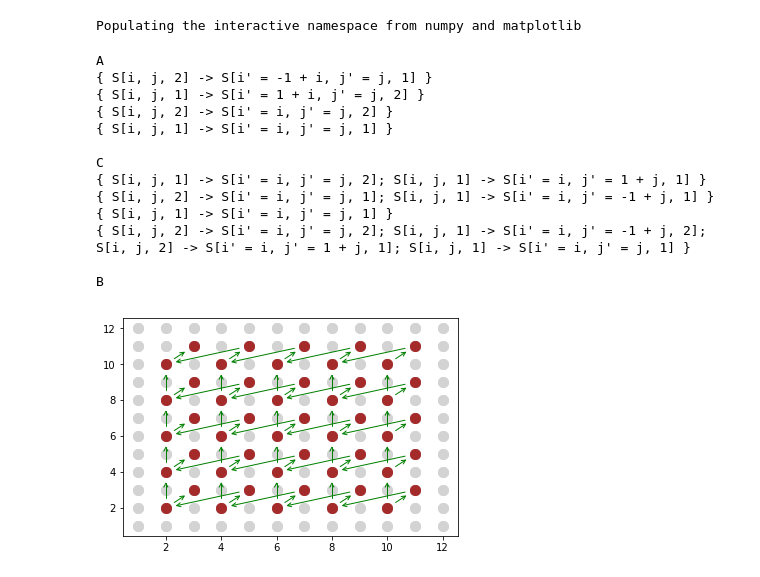
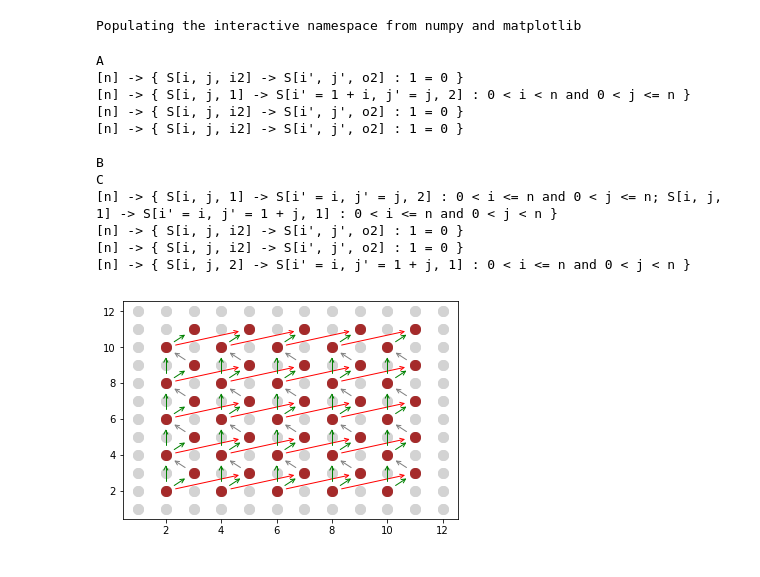
Before and after one commit to N-Coder/AbhAna, a Jupyter notebook: Übung 5/Aufgabe10.ipynb, the cells around one changed output. Drawn from its saved outputs; the diff is of its cells as text; code cells hidden in the pictures.

Commit message:
Blatt 5 isl intersections

```diff
--- a/Übung 5/Aufgabe10.ipynb
+++ b/Übung 5/Aufgabe10.ipynb
@@ -72,35 +72,33 @@ reads = {
 # %%
 # compute dependences
 o_sched = domain.identity()
 for k in writes:
     print(k)
     if k =="B": continue # FIXME doesn't work with empty set
 
-    #FIXME intersect doesn't work
-    flow = writes[k].apply_range(reads[k].reverse())#.intersect(o_sched.lex_lt_map(o_sched))
-    anti = reads[k].apply_range(writes[k].reverse())#.intersect(o_sched.lex_lt_map(o_sched))
-    out = writes[k].apply_range(writes[k].reverse())#.intersect(o_sched.lex_lt_map(o_sched))
-    inp = reads[k].apply_range(reads[k].reverse())#.intersect(o_sched.lex_lt_map(o_sched))
+    flow = writes[k].apply_range(reads[k].reverse()).intersect(o_sched.lex_lt_map(o_sched))
+    anti = reads[k].apply_range(writes[k].reverse()).intersect(o_sched.lex_lt_map(o_sched))
+    out = writes[k].apply_range(writes[k].reverse()).intersect(o_sched.lex_lt_map(o_sched))
+    inp = reads[k].apply_range(reads[k].reverse()).intersect(o_sched.lex_lt_map(o_sched))
 
     print(flow)
     print(anti)
     print(out)
     print(inp)
     print()
 
-    plot_model(domain, flow, None, None, None, trafo)
+    plot_model(domain, flow, anti, out, inp, trafo)
 # %% [output]
 A
-{ S[i, j, 2] -> S[i' = -1 + i, j' = j, 1] }
-{ S[i, j, 1] -> S[i' = 1 + i, j' = j, 2] }
-{ S[i, j, 2] -> S[i' = i, j' = j, 2] }
-{ S[i, j, 1] -> S[i' = i, j' = j, 1] }
-
-C
-{ S[i, j, 1] -> S[i' = i, j' = j, 2]; S[i, j, 1] -> S[i' = i, j' = 1 + j, 1] }
-{ S[i, j, 2] -> S[i' = i, j' = j, 1]; S[i, j, 1] -> S[i' = i, j' = -1 + j, 1] }
-{ S[i, j, 1] -> S[i' = i, j' = j, 1] }
-{ S[i, j, 2] -> S[i' = i, j' = j, 2]; S[i, j, 1] -> S[i' = i, j' = -1 + j, 2]; S[i, j, 2] -> S[i' = i, j' = 1 + j, 1]; S[i, j, 1] -> S[i' = i, j' = j, 1] }
+[n] -> { S[i, j, i2] -> S[i', j', o2] : 1 = 0 }
+[n] -> { S[i, j, 1] -> S[i' = 1 + i, j' = j, 2] : 0 < i < n and 0 < j <= n }
+[n] -> { S[i, j, i2] -> S[i', j', o2] : 1 = 0 }
+[n] -> { S[i, j, i2] -> S[i', j', o2] : 1 = 0 }
 
 B
+C
+[n] -> { S[i, j, 1] -> S[i' = i, j' = j, 2] : 0 < i <= n and 0 < j <= n; S[i, j, 1] -> S[i' = i, j' = 1 + j, 1] : 0 < i <= n and 0 < j < n }
+[n] -> { S[i, j, i2] -> S[i', j', o2] : 1 = 0 }
+[n] -> { S[i, j, i2] -> S[i', j', o2] : 1 = 0 }
+[n] -> { S[i, j, 2] -> S[i' = i, j' = 1 + j, 1] : 0 < i <= n and 0 < j < n }
-[figure, old version]
+[figure, new version]
```
